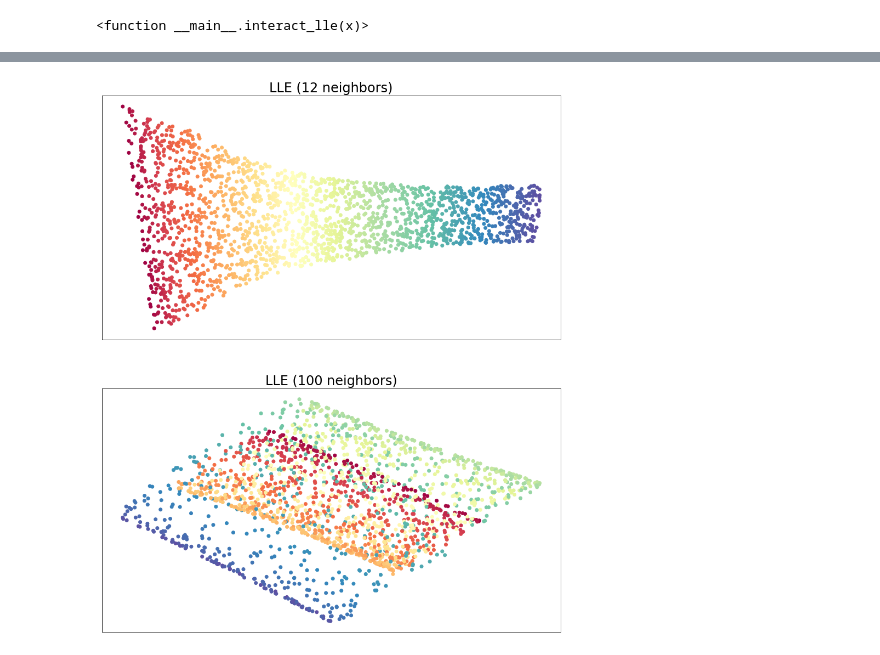
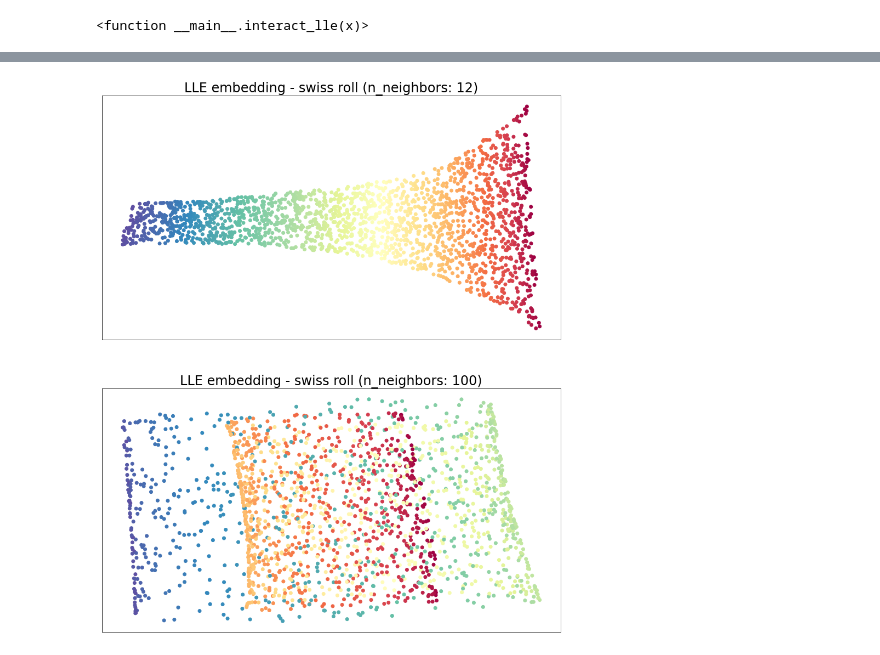
Before and after one commit to fratorgano/dimensionality-reduction, a Jupyter notebook: lle/lle.ipynb, the cells around one changed output, grey strips where cells are left out. Cells and saved outputs as stored; diff of their text form; code cells hidden in the pictures.

```diff
--- a/lle/lle.ipynb
+++ b/lle/lle.ipynb
@@ -394,29 +397,31 @@ plt.show()
 # %%
+sr_X, sr_y = make_swiss_roll(n_samples=2000)
+
 sr_red_12, err = manifold.locally_linear_embedding(sr_X, n_neighbors=12, n_components=2, method="standard")
 sr_red_100, err = manifold.locally_linear_embedding(sr_X, n_neighbors=100, n_components=2, method="standard")
 
 #----------------------------------------------------------------------
 
 fig = plt.figure()
 fig.set_size_inches(15, 18)
 
 # 12 neighbors
 ax = fig.add_subplot(211)
 ax.scatter(sr_red_12[:, 0], sr_red_12[:, 1], c=sr_y, cmap="Spectral")
-ax.set_title('LLE (12 neighbors)', fontsize=24)
+ax.set_title(f'LLE embedding - swiss roll (n_neighbors: {12})', fontsize=24)
 plt.axis('tight')
 plt.xticks([]), plt.yticks([])
 
-# 50 neighbors
+# 100 neighbors
 ax = fig.add_subplot(212)
 ax.scatter(sr_red_100[:, 0], sr_red_100[:, 1], c=sr_y, cmap="Spectral")
-ax.set_title('LLE (100 neighbors)', fontsize=24)
+ax.set_title(f'LLE embedding - swiss roll (n_neighbors: {100})', fontsize=24)
 plt.axis('tight')
 plt.xticks([]), plt.yticks([])
 
 plt.show()
 # %% [output]
-[figure, old version]
+[figure, new version]
 # %%
 sr_X, sr_y = make_swiss_roll(n_samples=2000)
 
```
Also changed, not shown: parts of 12 cells of this notebook.
